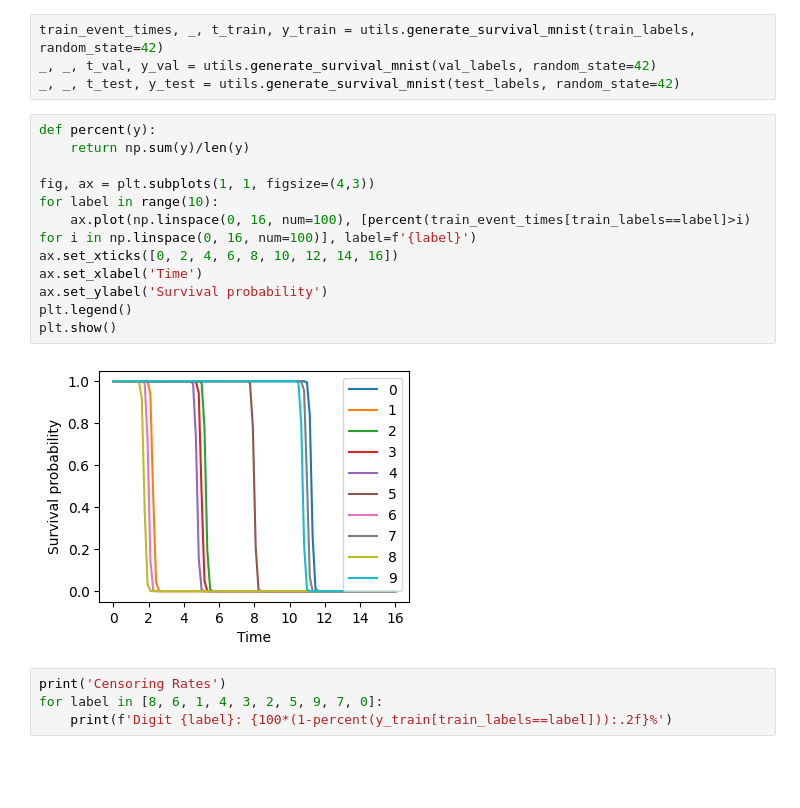
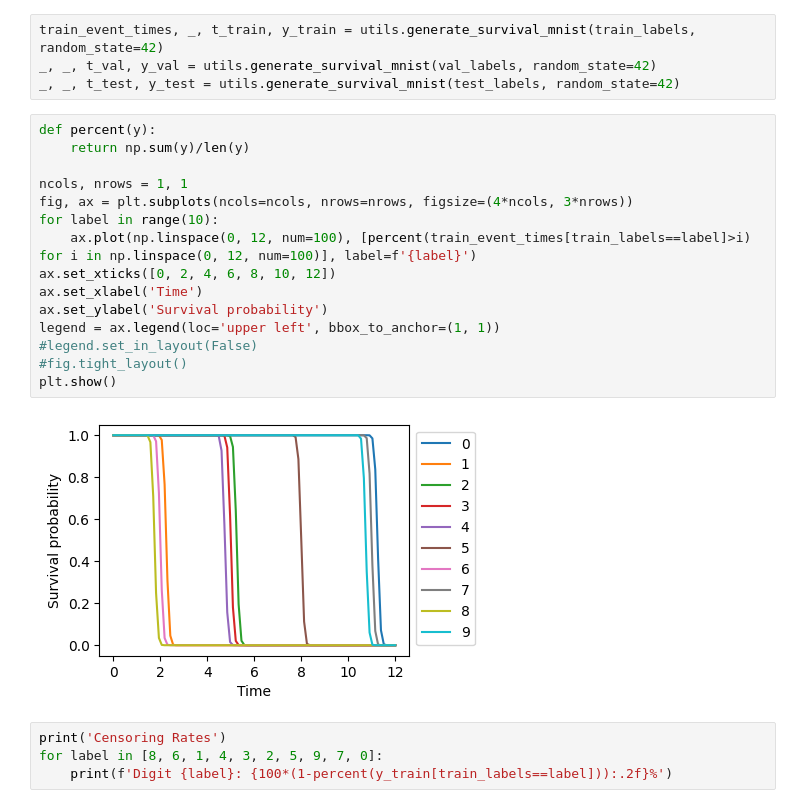
Before and after one commit to ethanharvey98/time-to-event, a Jupyter notebook: notebooks/main.ipynb, the cells around one changed output. Drawn from its saved outputs; the diff is of its cells as text; blank space fills up the shorter version.

Commit message:
Finished writing training

```diff
--- a/notebooks/main.ipynb
+++ b/notebooks/main.ipynb
@@ -19,17 +26,20 @@ _, _, t_test, y_test = utils.generate_survival_mnist(test_labels, random_state=4
 # %%
 def percent(y):
     return np.sum(y)/len(y)
 
-fig, ax = plt.subplots(1, 1, figsize=(4,3))
+ncols, nrows = 1, 1
+fig, ax = plt.subplots(ncols=ncols, nrows=nrows, figsize=(4*ncols, 3*nrows))
 for label in range(10):
-    ax.plot(np.linspace(0, 16, num=100), [percent(train_event_times[train_labels==label]>i) for i in np.linspace(0, 16, num=100)], label=f'{label}')
-ax.set_xticks([0, 2, 4, 6, 8, 10, 12, 14, 16])
+    ax.plot(np.linspace(0, 12, num=100), [percent(train_event_times[train_labels==label]>i) for i in np.linspace(0, 12, num=100)], label=f'{label}')
+ax.set_xticks([0, 2, 4, 6, 8, 10, 12])
 ax.set_xlabel('Time')
 ax.set_ylabel('Survival probability')
-plt.legend()
+legend = ax.legend(loc='upper left', bbox_to_anchor=(1, 1))
+#legend.set_in_layout(False)
+#fig.tight_layout()
 plt.show()
 # %% [output]
-[figure, old version]
+[figure, new version]
 # %%
 print('Censoring Rates')
 for label in [8, 6, 1, 4, 3, 2, 5, 9, 7, 0]:
```
Also changed, not shown: parts of 6 cells of this notebook, 5 other files.
